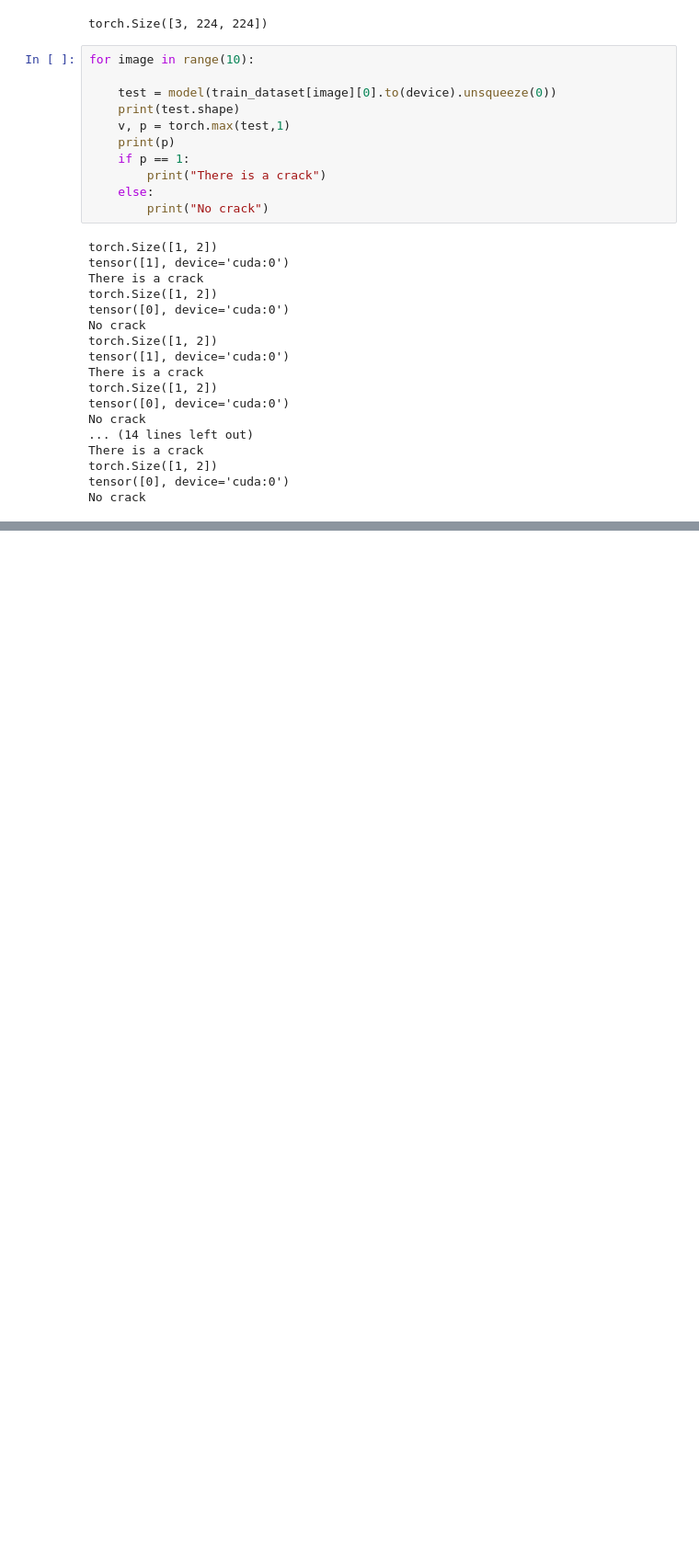
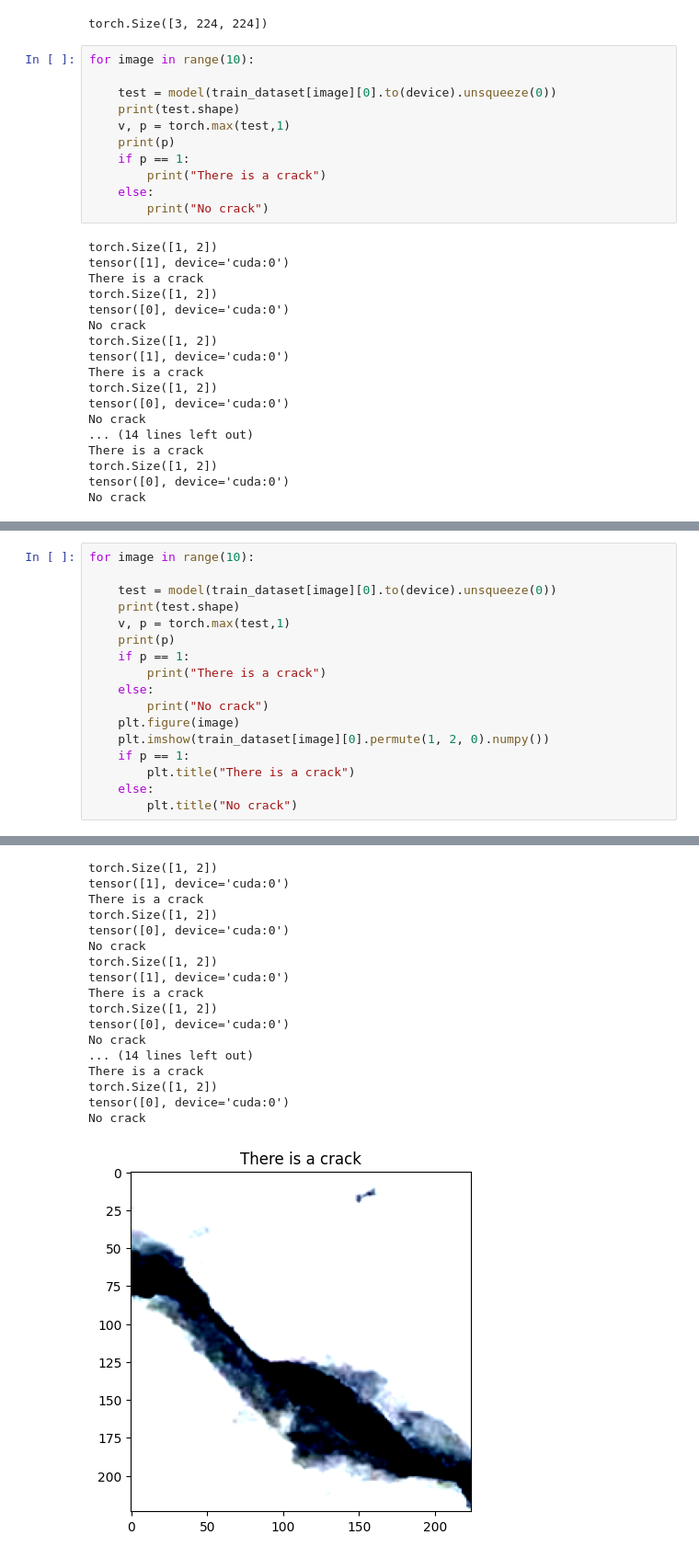
Before and after one commit to bruno-gabrich/DeepLearning_PyTorch, a Jupyter notebook: pretrained_rsnet18_concretedata.ipynb, the cells around one changed output, grey strips where cells are left out. Shown at 92% size. Drawn from its saved outputs; the diff is of its cells as text; blank space fills up the shorter version.

Commit message:
added crack indication to plotted images

```diff
--- a/pretrained_rsnet18_concretedata.ipynb
+++ b/pretrained_rsnet18_concretedata.ipynb
@@ -349,0 +325,18 @@ Clipping input data to the valid range for imshow with RGB data ([0..1] for floa
+# %%
+for image in range(10):
+
+    test = model(train_dataset[image][0].to(device).unsqueeze(0))
+    print(test.shape)
+    v, p = torch.max(test,1)
+    print(p)
+    if p == 1:
+        print("There is a crack")
+    else:
+        print("No crack")
+    plt.figure(image)
+    plt.imshow(train_dataset[image][0].permute(1, 2, 0).numpy())
+    if p == 1:
+        plt.title("There is a crack")
+    else:
+        plt.title("No crack")
+# %% [output]
@@ -349,0 +353,18 @@ Clipping input data to the valid range for imshow with RGB data ([0..1] for floa
+torch.Size([1, 2])
+tensor([1], device='cuda:0')
+There is a crack
+torch.Size([1, 2])
+tensor([0], device='cuda:0')
+No crack
+torch.Size([1, 2])
+tensor([1], device='cuda:0')
+There is a crack
+torch.Size([1, 2])
+tensor([0], device='cuda:0')
+No crack
+... (14 lines left out)
+There is a crack
+torch.Size([1, 2])
+tensor([0], device='cuda:0')
+No crack
+[figure, added]
```
Also changed, not shown: parts of 2 cells of this notebook.
